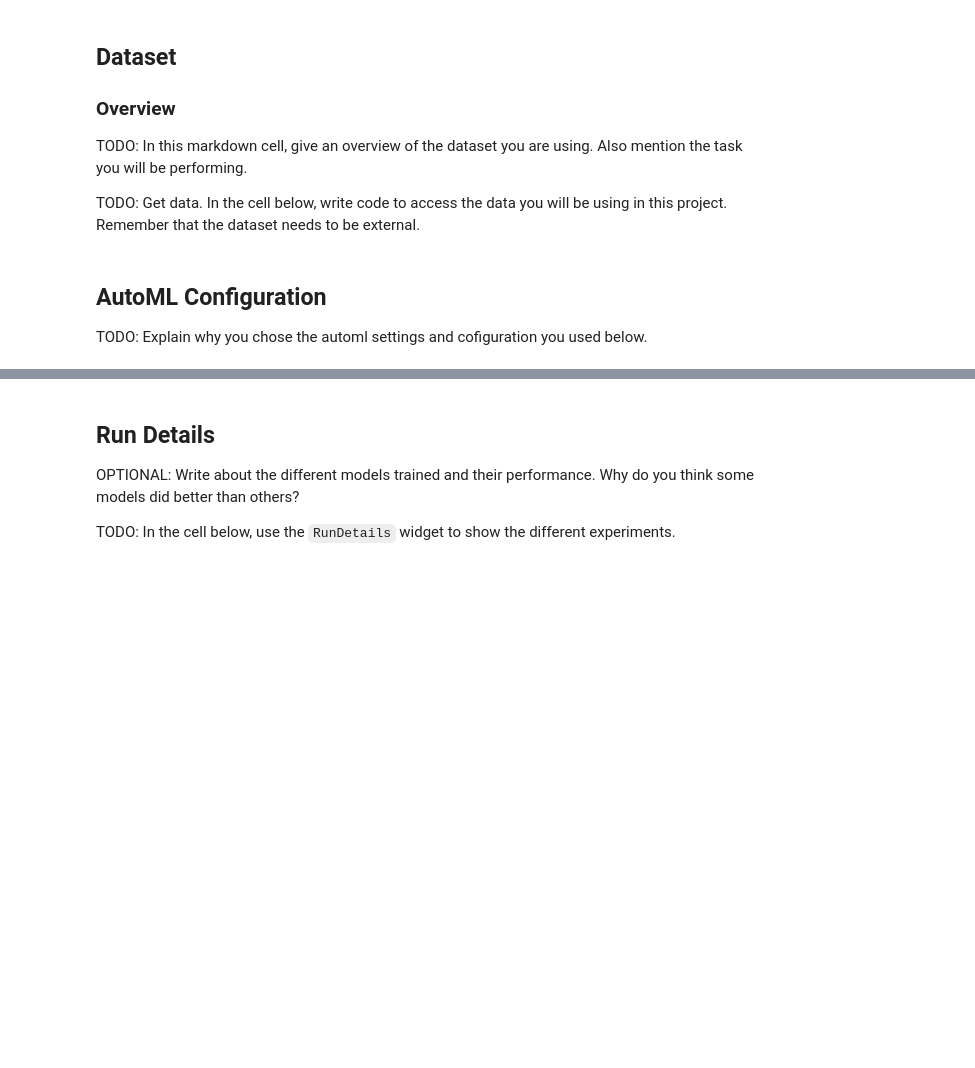
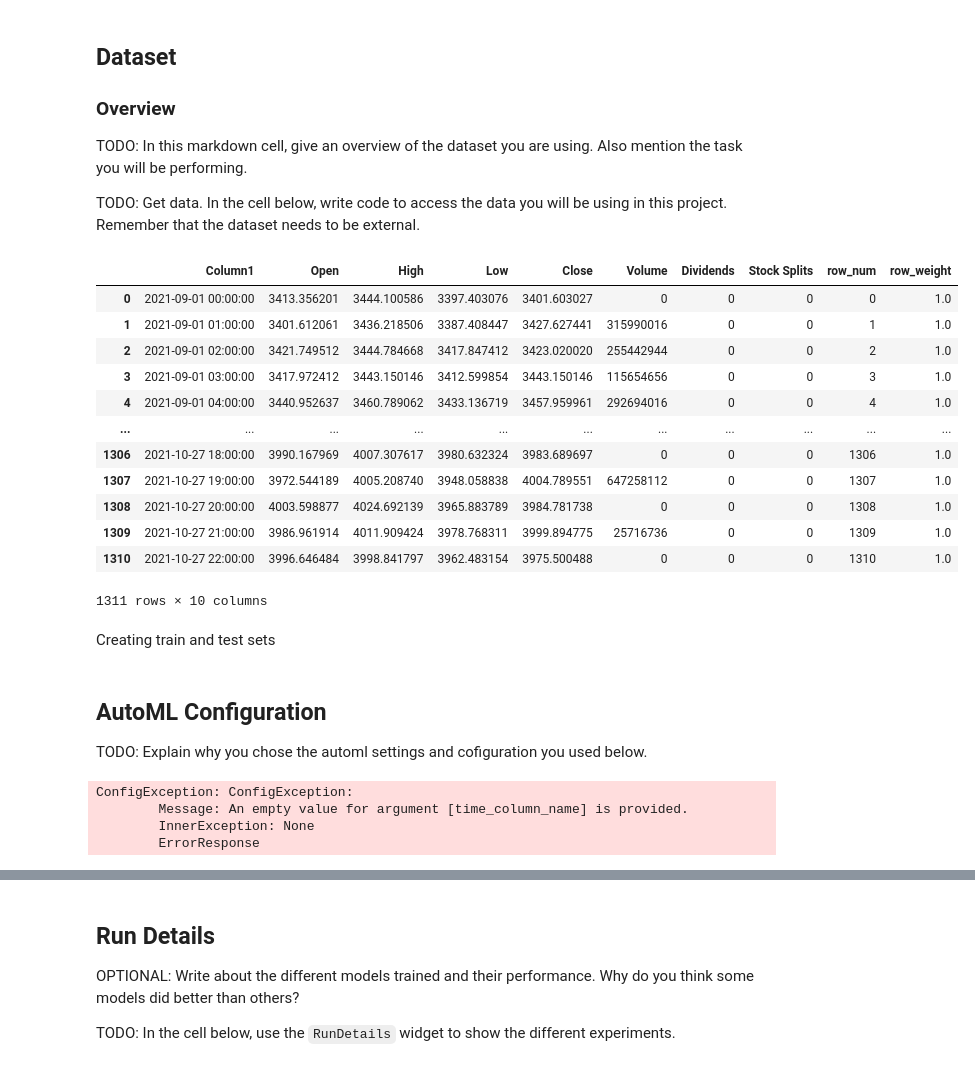
Before and after one commit to aimazin/udacity-msft-capstone, a Jupyter notebook: automl.ipynb, the cells around one changed output, grey strips where cells are left out. Drawn from its saved outputs; the diff is of its cells as text; code cells hidden in the pictures; blank space fills up the shorter version.

```diff
--- a/automl.ipynb
+++ b/automl.ipynb
@@ -31,12 +31,29 @@ experiment=Experiment(ws, experiment_name)
 # %%
 # azureml-core of version 1.0.72 or higher is required
 # azureml-dataprep[pandas] of version 1.1.34 or higher is required
+from azureml.core import Workspace, Dataset
 
-subscription_id = '6597c678-9946-48a5-a6fe-e27536a47cc0'
-resource_group = 'aimazin1'
-workspace_name = 'wsi'
+subscription_id = 'd4ad7261-832d-46b2-b093-22156001df5b'
+resource_group = 'aml-quickstarts-164073'
+workspace_name = 'quick-starts-ws-164073'
 
 workspace = Workspace(subscription_id, resource_group, workspace_name)
 
-dataset = Dataset.get_by_name(workspace, name='gas')
-dataset.to_pandas_dataframe()
+dataset = Dataset.get_by_name(workspace, name='ethdata')
+ds=dataset.to_pandas_dataframe()
+# %% [output]
+|  | Column1 | Open | High | Low | Close | Volume | Dividends | Stock Splits | row_num | row_weight |
+| 0 | 2021-09-01 00:00:00 | 3413.356201 | 3444.100586 | 3397.403076 | 3401.603027 | 0 | 0 | 0 | 0 | 1.0 |
+| 1 | 2021-09-01 01:00:00 | 3401.612061 | 3436.218506 | 3387.408447 | 3427.627441 | 315990016 | 0 | 0 | 1 | 1.0 |
+| 2 | 2021-09-01 02:00:00 | 3421.749512 | 3444.784668 | 3417.847412 | 3423.020020 | 255442944 | 0 | 0 | 2 | 1.0 |
+| 3 | 2021-09-01 03:00:00 | 3417.972412 | 3443.150146 | 3412.599854 | 3443.150146 | 115654656 | 0 | 0 | 3 | 1.0 |
+| 4 | 2021-09-01 04:00:00 | 3440.952637 | 3460.789062 | 3433.136719 | 3457.959961 | 292694016 | 0 | 0 | 4 | 1.0 |
+| ... | ... | ... | ... | ... | ... | ... | ... | ... | ... | ... |
+| 1306 | 2021-10-27 18:00:00 | 3990.167969 | 4007.307617 | 3980.632324 | 3983.689697 | 0 | 0 | 0 | 1306 | 1.0 |
+| 1307 | 2021-10-27 19:00:00 | 3972.544189 | 4005.208740 | 3948.058838 | 4004.789551 | 647258112 | 0 | 0 | 1307 | 1.0 |
+| 1308 | 2021-10-27 20:00:00 | 4003.598877 | 4024.692139 | 3965.883789 | 3984.781738 | 0 | 0 | 0 | 1308 | 1.0 |
+| 1309 | 2021-10-27 21:00:00 | 3986.961914 | 4011.909424 | 3978.768311 | 3999.894775 | 25716736 | 0 | 0 | 1309 | 1.0 |
+| 1310 | 2021-10-27 22:00:00 | 3996.646484 | 3998.841797 | 3962.483154 | 3975.500488 | 0 | 0 | 0 | 1310 | 1.0 |
+1311 rows × 10 columns
+# %% [markdown]
+Creating train and test sets
@@ -44,4 +68,17 @@ dataset.to_pandas_dataframe()
 ## AutoML Configuration
 
 TODO: Explain why you chose the automl settings and cofiguration you used below.
+# %%
+
+forecasting_parameters = ForecastingParameters(time_column_name=0,
+                                               forecast_horizon=60,
+
+                                               freq='H',
+                                               target_lags='auto'),
+                                               #target_rolling_window_size=10)
+# %% [output]
+ConfigException: ConfigException:
+        Message: An empty value for argument [time_column_name] is provided.
+        InnerException: None
+        ErrorResponse
 # %%
```
Also changed, not shown: parts of 7 cells of this notebook, 2 other files.
